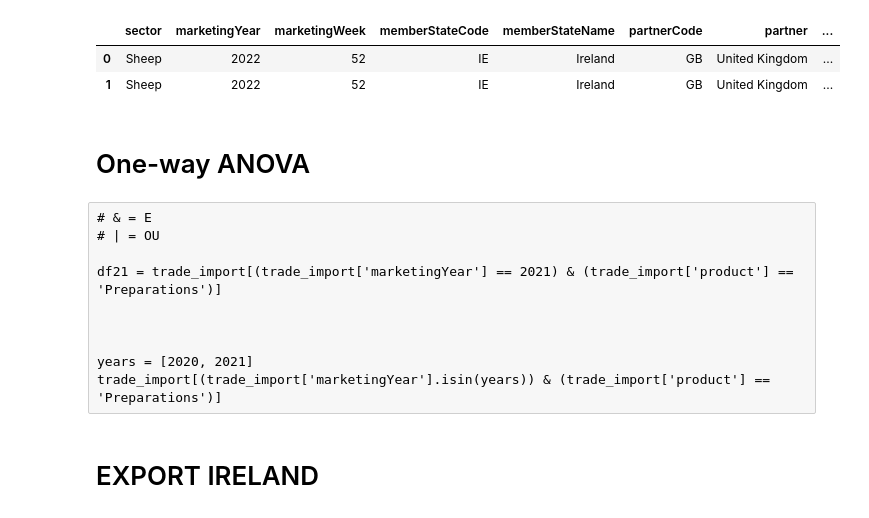
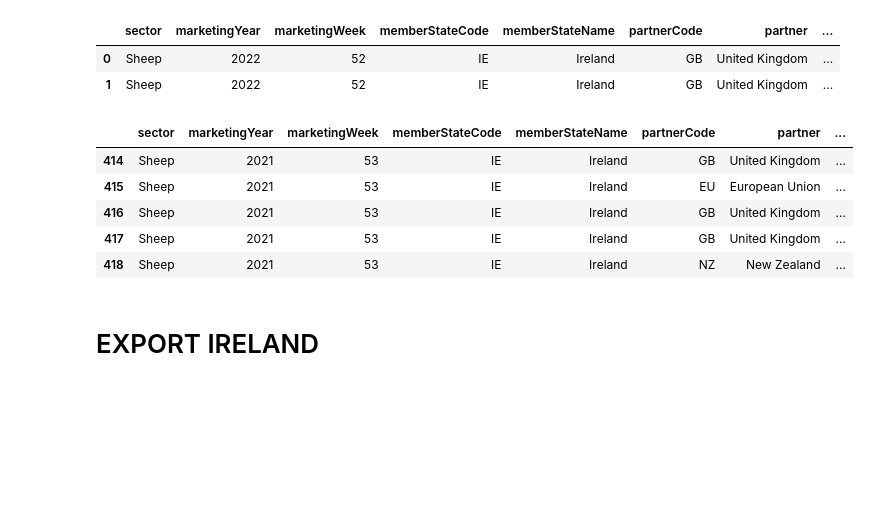
Before and after one commit to leticiacosta91/CA2_GIT, a Jupyter notebook: NEW_SHEEP.ipynb, the cells around one changed output. Cells and saved outputs as stored; diff of their text form; code cells hidden in the pictures; blank space fills up the shorter version.

```diff
--- a/NEW_SHEEP.ipynb
+++ b/NEW_SHEEP.ipynb
@@ -234,18 +234,16 @@ The file trade_import_IE.zip was read.
 |  | sector | marketingYear | marketingWeek | memberStateCode | memberStateName | partnerCode | partner | ... |
 | 0 | Sheep | 2022 | 52 | IE | Ireland | GB | United Kingdom | ... |
 | 1 | Sheep | 2022 | 52 | IE | Ireland | GB | United Kingdom | ... |
-# %% [markdown]
-# One-way ANOVA
-# %% [raw]
-# & = E
-# | = OU
-
-df21 = trade_import[(trade_import['marketingYear'] == 2021) & (trade_import['product'] == 'Preparations')]
-
-
-
-years = [2020, 2021]
-trade_import[(trade_import['marketingYear'].isin(years)) & (trade_import['product'] == 'Preparations')]
+# %%
+df21 = trade_import[trade_import['marketingYear'] == 2021]
+df21.head(5)
+# %% [output]
+|  | sector | marketingYear | marketingWeek | memberStateCode | memberStateName | partnerCode | partner | ... |
+| 414 | Sheep | 2021 | 53 | IE | Ireland | GB | United Kingdom | ... |
+| 415 | Sheep | 2021 | 53 | IE | Ireland | EU | European Union | ... |
+| 416 | Sheep | 2021 | 53 | IE | Ireland | GB | United Kingdom | ... |
+| 417 | Sheep | 2021 | 53 | IE | Ireland | GB | United Kingdom | ... |
+| 418 | Sheep | 2021 | 53 | IE | Ireland | NZ | New Zealand | ... |
 # %% [markdown]
 # EXPORT IRELAND
 # %%
```
Also changed, not shown: parts of 47 cells of this notebook.
